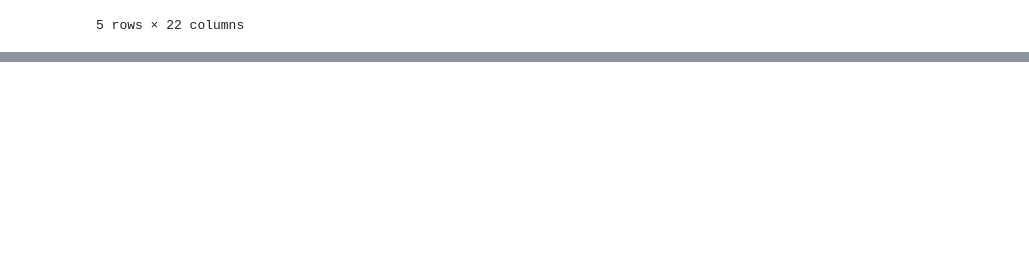
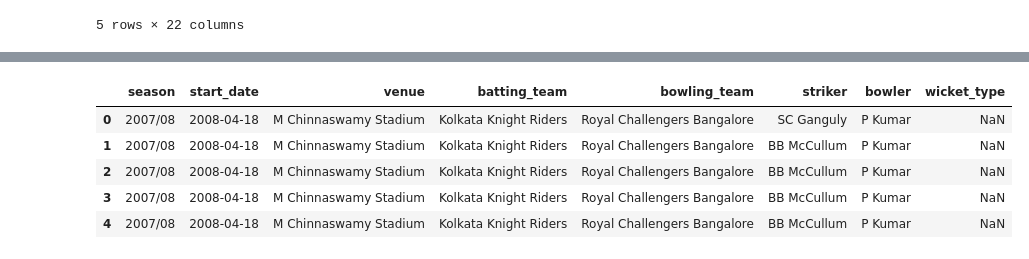
Before and after one commit to arnavkundalia/Sports-Feed, a Jupyter notebook: ML_Project.ipynb, the cells around one changed output, grey strips where cells are left out. Drawn from its saved outputs; the diff is of its cells as text; code cells hidden in the pictures; blank space fills up the shorter version.

```diff
--- a/ML_Project.ipynb
+++ b/ML_Project.ipynb
@@ -59,3 +64,13 @@ data.describe()
+# %%
+obj_df = data.select_dtypes(include=['object']).copy()
+obj_df.head()
+# %% [output]
+|  | season | start_date | venue | batting_team | bowling_team | striker | bowler | wicket_type |
+| 0 | 2007/08 | 2008-04-18 | M Chinnaswamy Stadium | Kolkata Knight Riders | Royal Challengers Bangalore | SC Ganguly | P Kumar | NaN |
+| 1 | 2007/08 | 2008-04-18 | M Chinnaswamy Stadium | Kolkata Knight Riders | Royal Challengers Bangalore | BB McCullum | P Kumar | NaN |
+| 2 | 2007/08 | 2008-04-18 | M Chinnaswamy Stadium | Kolkata Knight Riders | Royal Challengers Bangalore | BB McCullum | P Kumar | NaN |
+| 3 | 2007/08 | 2008-04-18 | M Chinnaswamy Stadium | Kolkata Knight Riders | Royal Challengers Bangalore | BB McCullum | P Kumar | NaN |
+| 4 | 2007/08 | 2008-04-18 | M Chinnaswamy Stadium | Kolkata Knight Riders | Royal Challengers Bangalore | BB McCullum | P Kumar | NaN |
 # %%
 data.isnull().sum()
 # %% [output]
```
Also changed, not shown: parts of 12 cells of this notebook.
